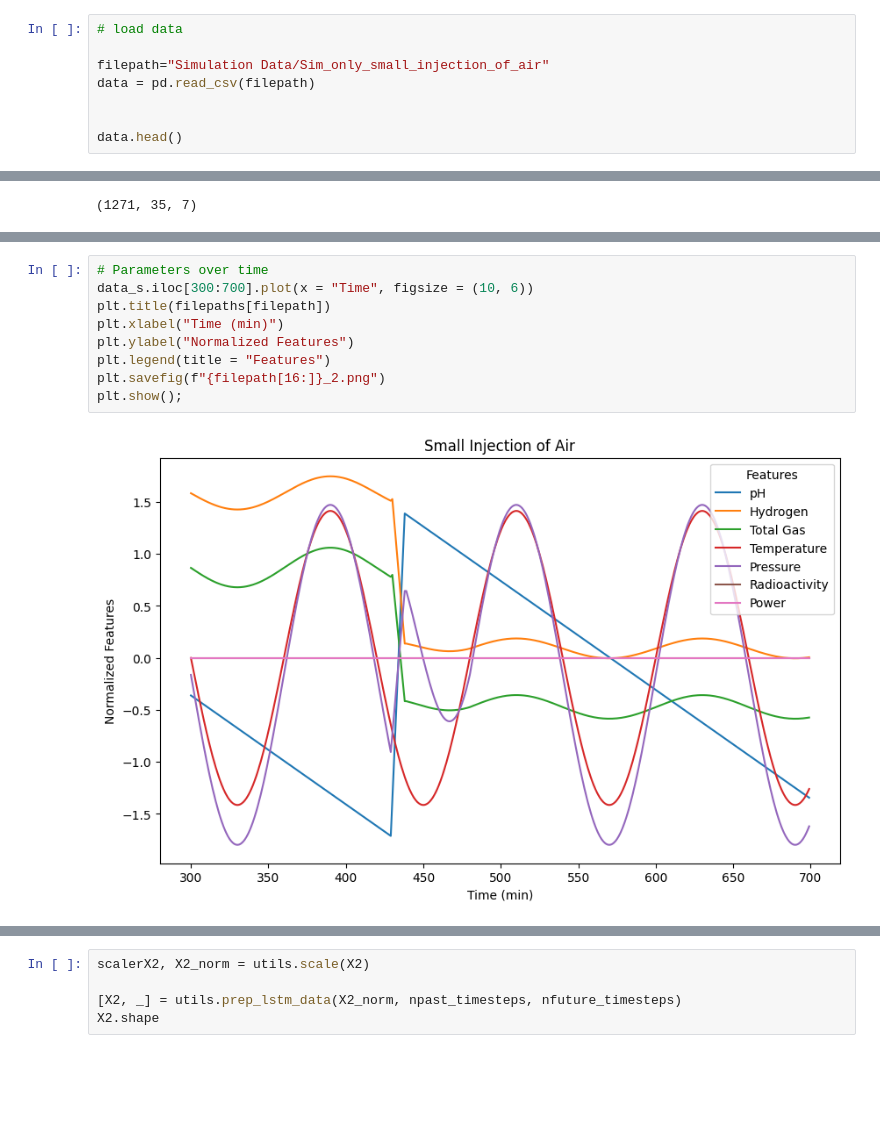
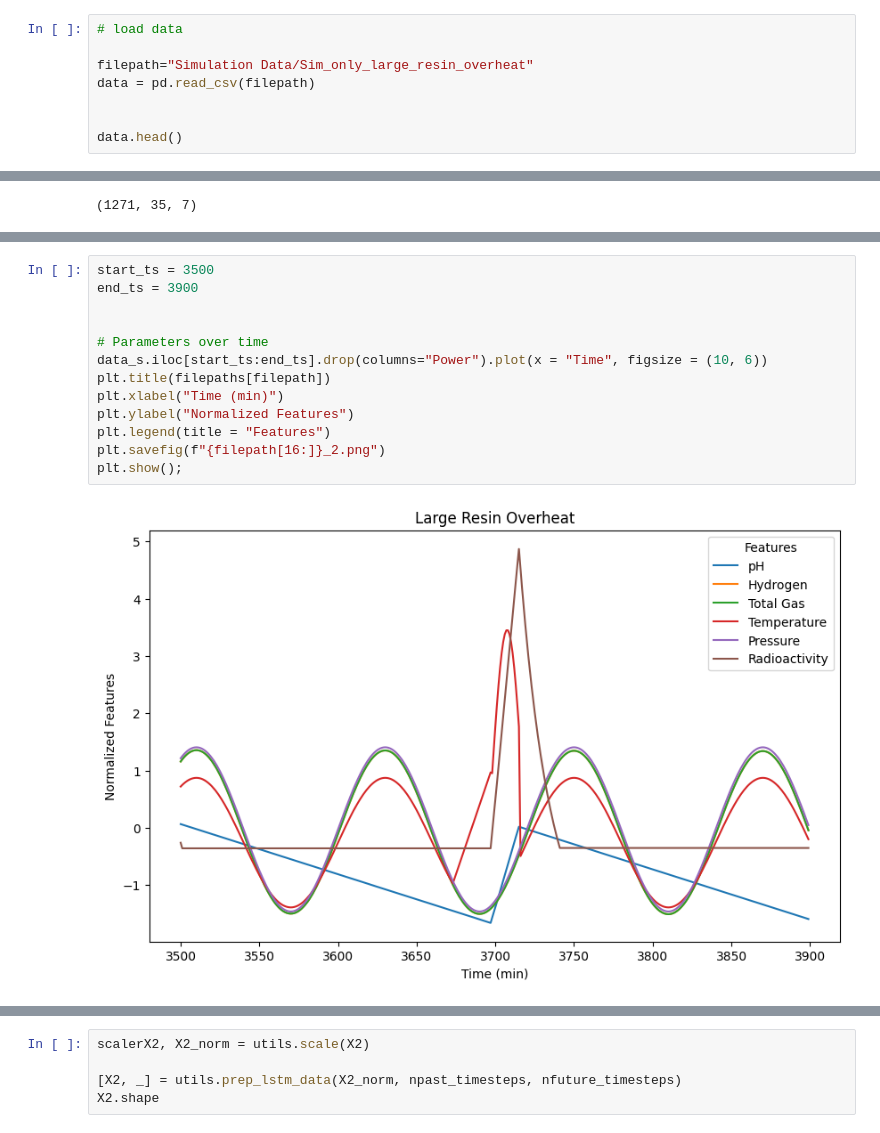
Before and after one commit to shawnschulz/chem_277B_capstone_project, a Jupyter notebook: graph_casualty.ipynb, the cells around one changed output, grey strips where cells are left out. Drawn from its saved outputs; the diff is of its cells as text; blank space fills up the shorter version.

```diff
--- a/graph_casualty.ipynb
+++ b/graph_casualty.ipynb
@@ -16,7 +16,7 @@ import Archive.utils277b as utils
 # %%
 # load data
 
-filepath="Simulation Data/Sim_only_small_injection_of_air"
+filepath="Simulation Data/Sim_only_large_resin_overheat"
 data = pd.read_csv(filepath)
 
 
@@ -338,14 +338,18 @@ data_s.head()
 # %%
+start_ts = 3500
+end_ts = 3900
+
+
 # Parameters over time
-data_s.iloc[300:700].plot(x = "Time", figsize = (10, 6))
+data_s.iloc[start_ts:end_ts].drop(columns="Power").plot(x = "Time", figsize = (10, 6))
 plt.title(filepaths[filepath])
 plt.xlabel("Time (min)")
 plt.ylabel("Normalized Features")
 plt.legend(title = "Features")
 plt.savefig(f"{filepath[16:]}_2.png")
 plt.show();
 # %% [output]
-[figure, old version]
+[figure, new version]
 # %%
 X2 = np.array(data_s.drop(columns="Time"))
 
```
Also changed, not shown: parts of 13 cells of this notebook, 43 other files.
